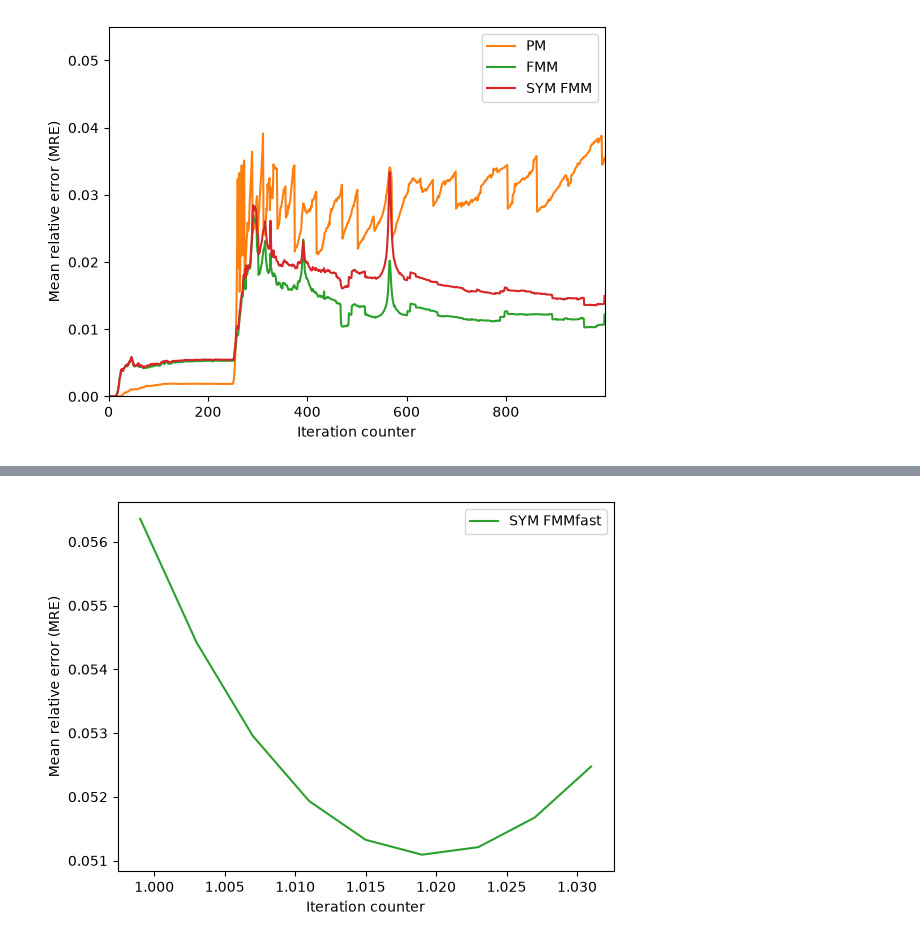
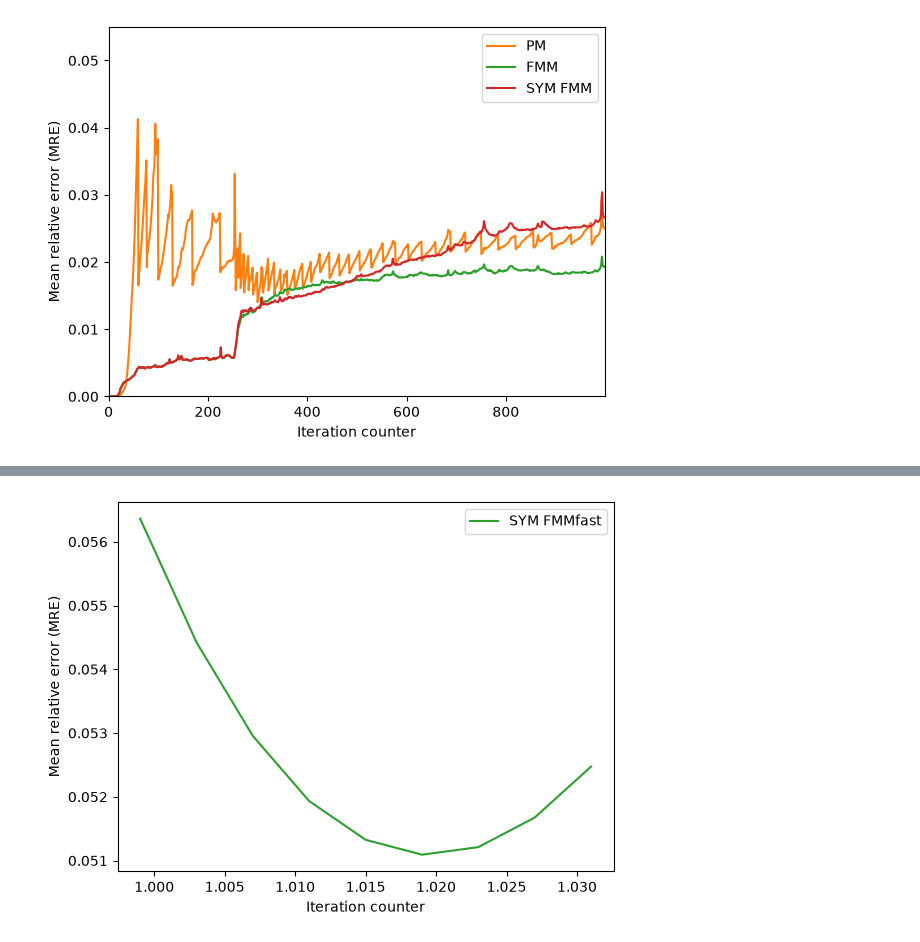
Before and after one commit to LucasFurer/FMM_tSNE, a Jupyter notebook: grapher.ipynb, the cells around one changed output, grey strips where cells are left out. Cells and saved outputs as stored; diff of their text form; code cells hidden in the pictures.

```diff
--- a/grapher.ipynb
+++ b/grapher.ipynb
@@ -224,24 +224,24 @@ def findTime(csvPath, target=1.0):
     #print(f"No two z-values found surrounding {targe"t}")
     return None
 # %%
-pointAmount = "1000"
+pointAmount = "10000"
 theta = "0.75"
 dataSet = "MNIST_digits"
 perp = "30"
 
 custom_labels = {
     #os.path.join("graphCSV", dataSet, pointAmount, "perp" + perp, "tsneErrorTimestepBH_point"             + pointAmount + "_perp" + perp + "_theta" + theta + "_dataset" + dataSet + ".csv"): "BH",
     #os.path.join("graphCSV", dataSet, pointAmount, "perp" + perp, "tsneErrorTimestepBHMP_point"           + pointAmount + "_perp" + perp + "_theta" + theta + "_dataset" + dataSet + ".csv"): "MM",
     #os.path.join("graphCSV", dataSet, pointAmount, "perp" + perp, "tsneErrorTimestepBHR_point"            + pointAmount + "_perp" + perp + "_theta" + theta + "_dataset" + dataSet + ".csv"): "rBH",
     #os.path.join("graphCSV", dataSet, pointAmount, "perp" + perp, "tsneErrorTimestepBHRMP_point"          + pointAmount + "_perp" + perp + "_theta" + theta + "_dataset" + dataSet + ".csv"): "rMM",
     os.path.join("graphCSV", dataSet, pointAmount, "perp" + perp, "tsneErrorTimestepPM_point"             + pointAmount + "_perp" + perp + "_theta" + theta + "_dataset" + dataSet + ".csv"): "PM",
     os.path.join("graphCSV", dataSet, pointAmount, "perp" + perp, "tsneErrorTimestepFMM_MORTON_point"     + pointAmount + "_perp" + perp + "_theta" + theta + "_dataset" + dataSet + ".csv"): "FMM",
     os.path.join("graphCSV", dataSet, pointAmount, "perp" + perp, "tsneErrorTimestepFMM_SYM_MORTON_point" + pointAmount + "_perp" + perp + "_theta" + theta + "_dataset" + dataSet + ".csv"): "SYM FMM",
 }
 
 #plotGraph(custom_labels, 0, 1000, "Iteration counter", "Mean relative error (MRE)", "plotOutput/lines_plot.png", False, None, None, None, None)
 x_range = 1000
 y_range = 0.055
 plotGraph(custom_labels, 0, x_range, "Iteration counter", "Mean relative error (MRE)", "plotOutput/lines_plot.png", False, 0.0, x_range-1, 0.0, y_range)
 # %% [output]
-[figure, old version]
+[figure, new version]
```
Also changed, not shown: parts of 3 cells of this notebook, 31 other files.
